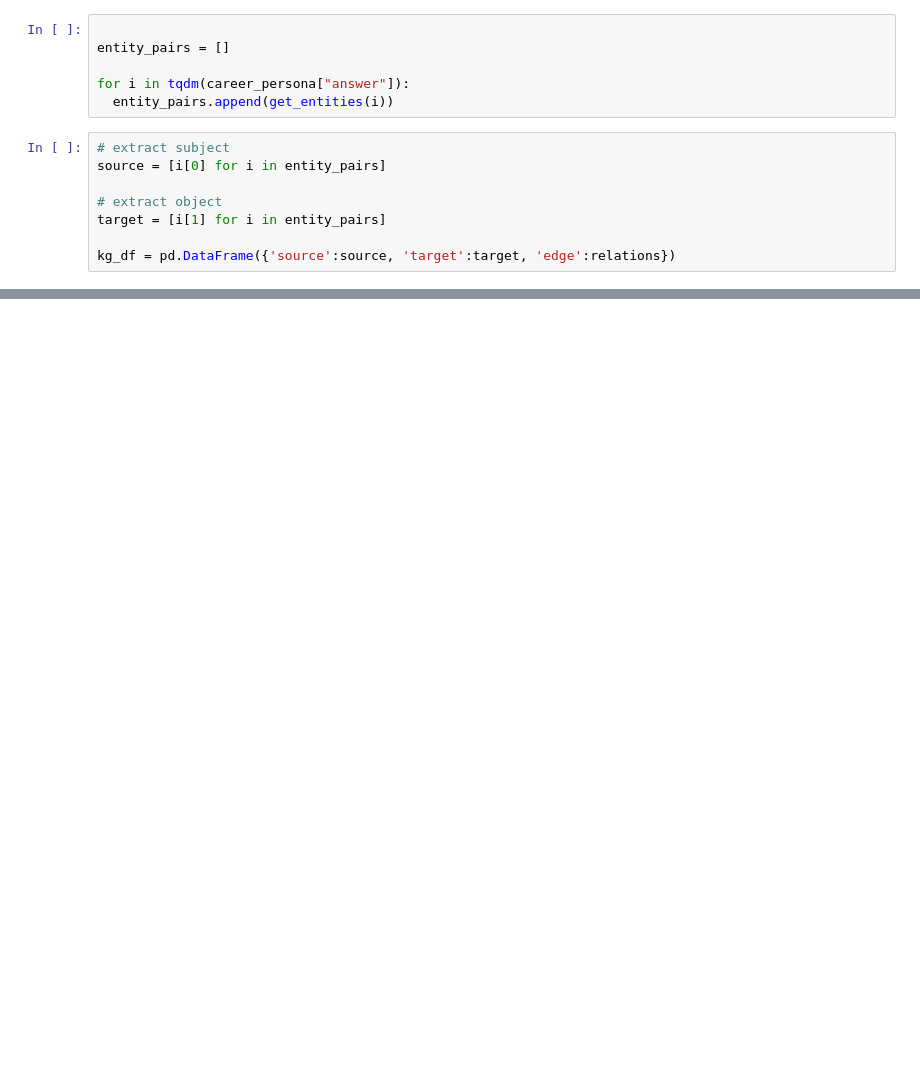
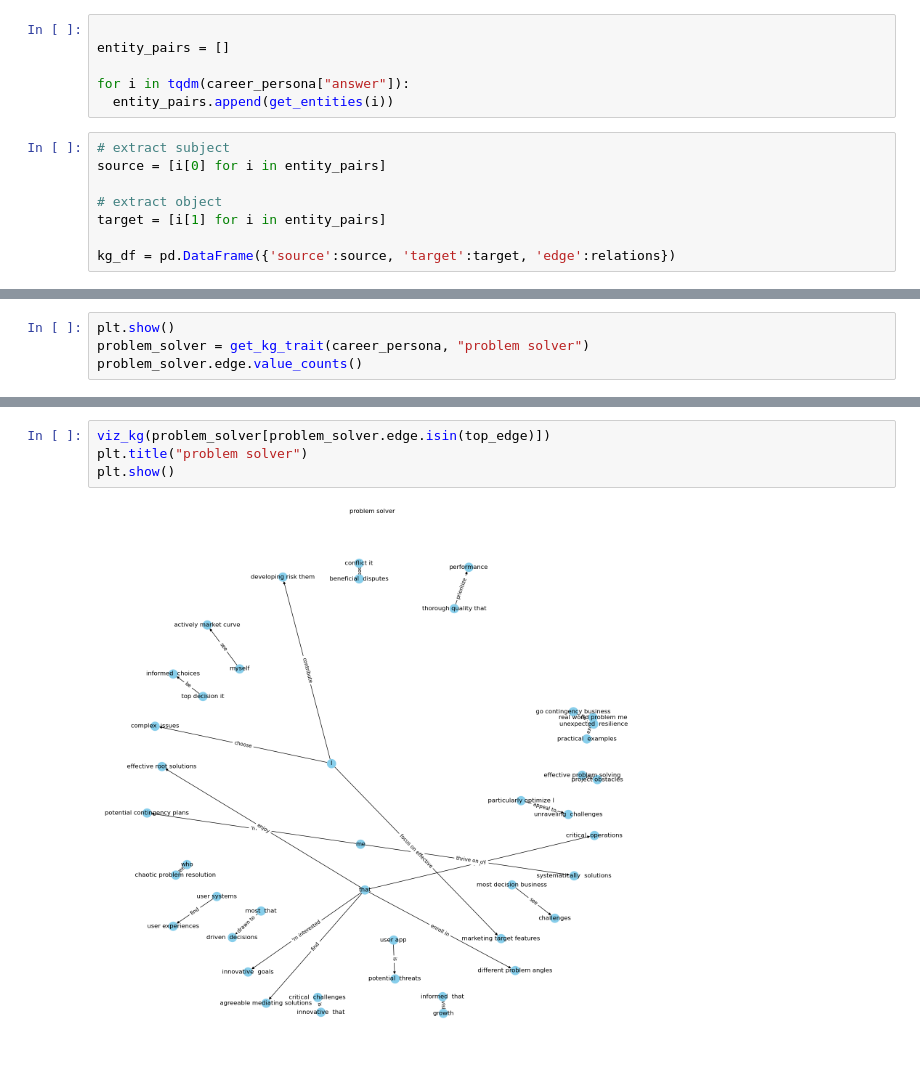
Before and after one commit to abilcode/dicoding-RecSys, a Jupyter notebook: analysis/user_persona.ipynb, the cells around one changed output, grey strips where cells are left out. Drawn from its saved outputs; the diff is of its cells as text; blank space fills up the shorter version.

```diff
--- a/analysis/user_persona.ipynb
+++ b/analysis/user_persona.ipynb
@@ -326,0 +364,4 @@ plt.show()
+# %%
+plt.show()
+problem_solver = get_kg_trait(career_persona, "problem solver")
+problem_solver.edge.value_counts()
@@ -326,0 +386,6 @@ plt.show()
+# %%
+viz_kg(problem_solver[problem_solver.edge.isin(top_edge)])
+plt.title("problem solver")
+plt.show()
+# %% [output]
+[figure, added]
```
Also changed, not shown: parts of 16 cells of this notebook, 1 other file.
